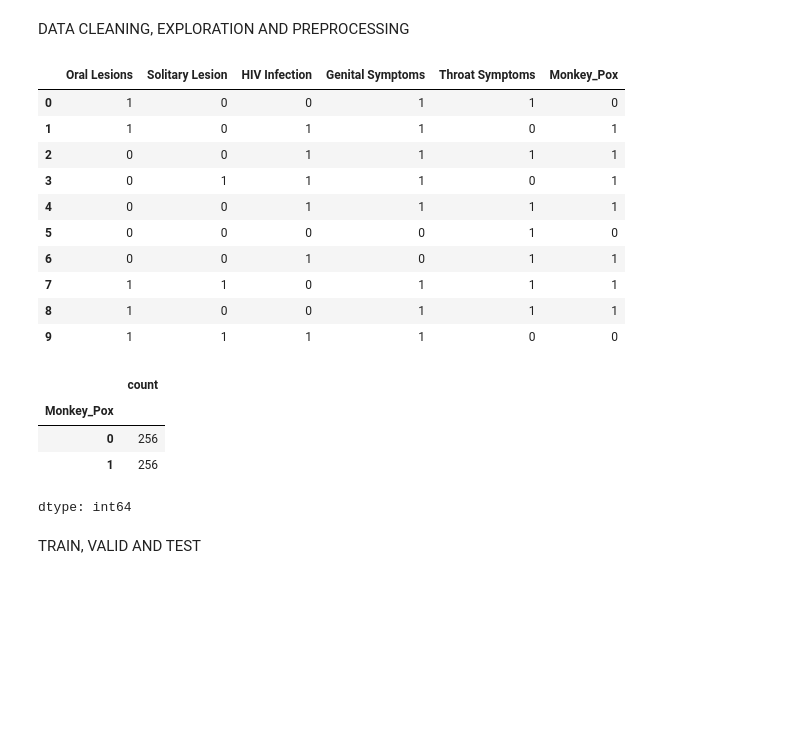
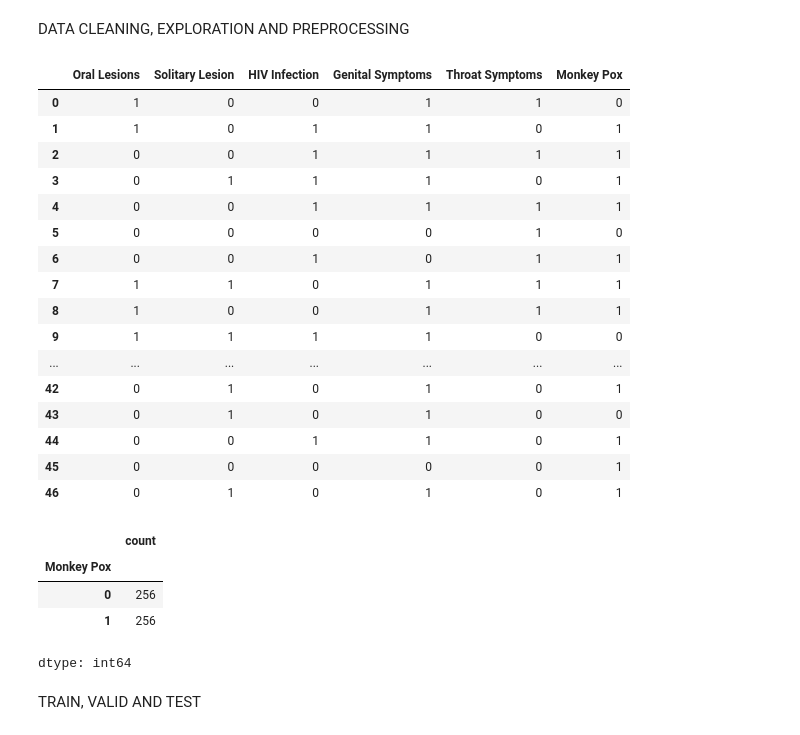
Before and after one commit to NeuralNetGeek/monkeypox-diagnosis, a Jupyter notebook: Monkey_Pox.ipynb, the cells around one changed output. Drawn from its saved outputs; the diff is of its cells as text; code cells hidden in the pictures; blank space fills up the shorter version.

```diff
--- a/Monkey_Pox.ipynb
+++ b/Monkey_Pox.ipynb
@@ -25,23 +26,23 @@ DATA CLEANING, EXPLORATION AND PREPROCESSING
 # %%
 cols = ['Patient_ID', 'Systemic Illness', 'Rectal Pain', 'Sore Throat', 'Penile Oedema', 'Oral Lesions', 'Solitary Lesion', 'Swollen Tonsils', 'HIV Infection', 'Sexually Transmitted Infection', 'MonkeyPox']
 df = pd.read_csv('monkey.data.csv')
 df.columns = cols
 df.drop(['Patient_ID', 'Systemic Illness'], axis=1, inplace=True)
 df.drop_duplicates(inplace=True)
 
 df['Genital Symptoms'] = df[['Rectal Pain', 'Penile Oedema']].max(axis=1)
 df['Throat Symptoms'] = df['Sore Throat'].copy()
 
 features = ['Genital Symptoms', 'Throat Symptoms', 'Oral Lesions', 'Solitary Lesion', 'HIV Infection']
 
 df[features] = df[features].astype(int)
 
-df['Monkey_Pox'] = df['MonkeyPox'].map({'Positive': 1, 'Negative': 0})
+df['Monkey Pox'] = df['MonkeyPox'].map({'Positive': 1, 'Negative': 0})
 df = df.drop(['Rectal Pain', 'Penile Oedema', 'Sore Throat', 'Swollen Tonsils', 'Sexually Transmitted Infection', 'MonkeyPox'], axis=1)
 
-df.head(10)
+df.head(45)
 # %% [output]
-|  | Oral Lesions | Solitary Lesion | HIV Infection | Genital Symptoms | Throat Symptoms | Monkey_Pox |
+|  | Oral Lesions | Solitary Lesion | HIV Infection | Genital Symptoms | Throat Symptoms | Monkey Pox |
 | 0 | 1 | 0 | 0 | 1 | 1 | 0 |
 | 1 | 1 | 0 | 1 | 1 | 0 | 1 |
 | 2 | 0 | 0 | 1 | 1 | 1 | 1 |
@@ -52,11 +53,17 @@ df.head(10)
 | 7 | 1 | 1 | 0 | 1 | 1 | 1 |
 | 8 | 1 | 0 | 0 | 1 | 1 | 1 |
 | 9 | 1 | 1 | 1 | 1 | 0 | 0 |
+| ... | ... | ... | ... | ... | ... | ... |
+| 42 | 0 | 1 | 0 | 1 | 0 | 1 |
+| 43 | 0 | 1 | 0 | 1 | 0 | 0 |
+| 44 | 0 | 0 | 1 | 1 | 0 | 1 |
+| 45 | 0 | 0 | 0 | 0 | 0 | 1 |
+| 46 | 0 | 1 | 0 | 1 | 0 | 1 |
 # %%
-df['Monkey_Pox'].value_counts()
+df['Monkey Pox'].value_counts()
 # %% [output]
 |  | count |
-| Monkey_Pox |  |
+| Monkey Pox |  |
 | 0 | 256 |
 | 1 | 256 |
 dtype: int64
```
Also changed, not shown: parts of 11 cells of this notebook.
